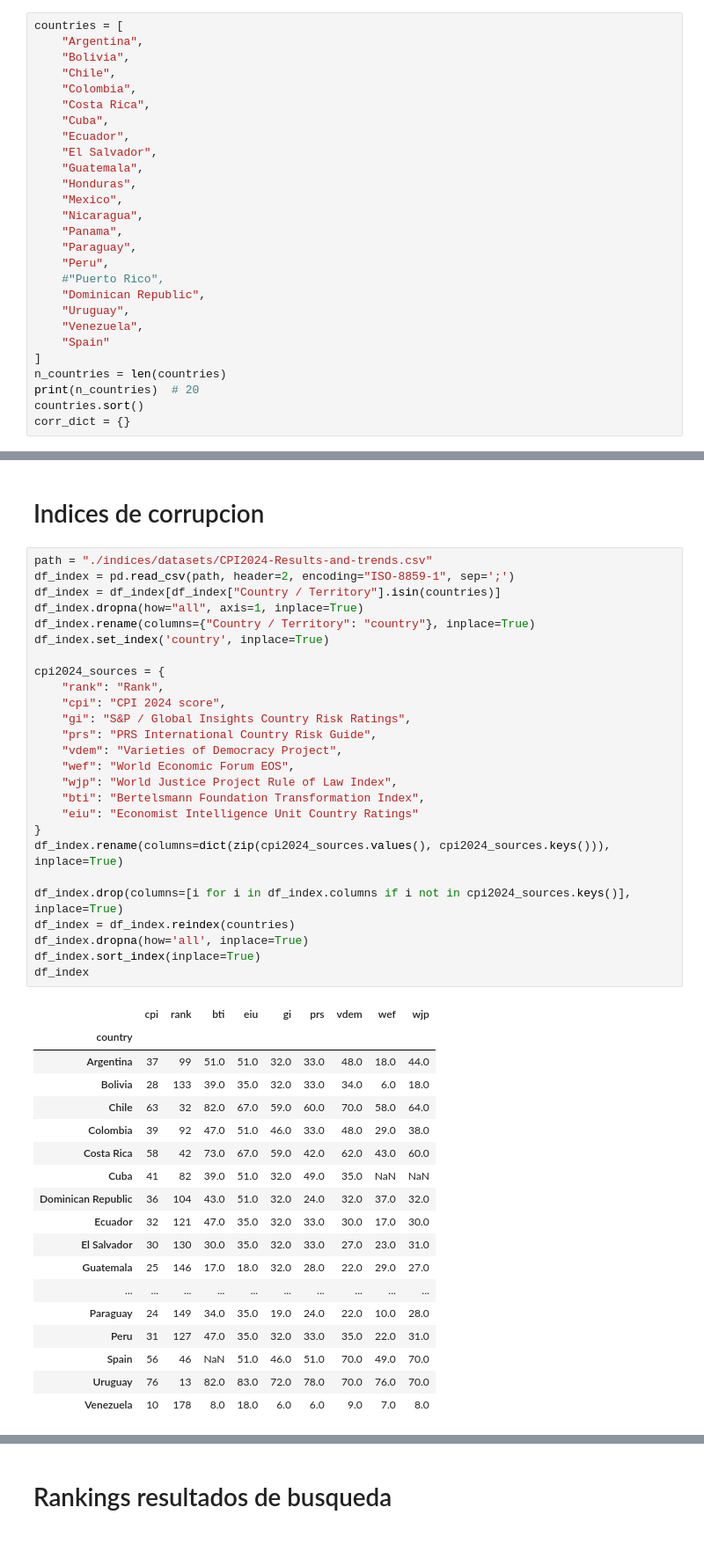
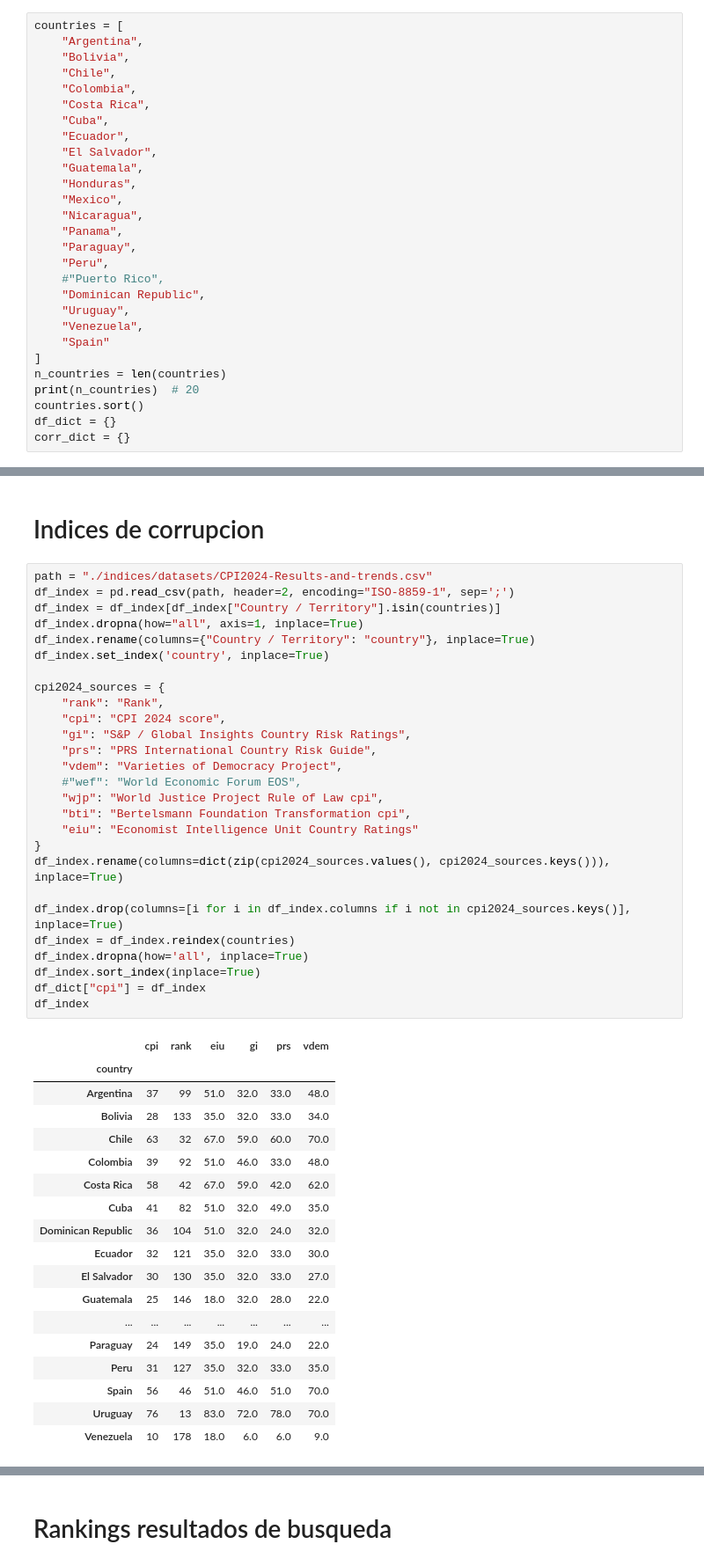
Before and after one commit to PastaFosil/ComputerScienceMaster, a Jupyter notebook: proyecto_tecnologico/full_analysis.ipynb, the cells around one changed output, grey strips where cells are left out. Shown at 88% size. Drawn from its saved outputs; the diff is of its cells as text.

```diff
--- a/proyecto_tecnologico/full_analysis.ipynb
+++ b/proyecto_tecnologico/full_analysis.ipynb
@@ -32,6 +32,7 @@ countries = [
 n_countries = len(countries)
 print(n_countries)  # 20
 countries.sort()
+df_dict = {}
 corr_dict = {}
 # %% [output]
 19
@@ -40,45 +41,46 @@ corr_dict = {}
 # %%
 path = "./indices/datasets/CPI2024-Results-and-trends.csv"
 df_index = pd.read_csv(path, header=2, encoding="ISO-8859-1", sep=';')
 df_index = df_index[df_index["Country / Territory"].isin(countries)]
 df_index.dropna(how="all", axis=1, inplace=True)
 df_index.rename(columns={"Country / Territory": "country"}, inplace=True)
 df_index.set_index('country', inplace=True)
 
 cpi2024_sources = {
     "rank": "Rank",
     "cpi": "CPI 2024 score",
     "gi": "S&P / Global Insights Country Risk Ratings",
     "prs": "PRS International Country Risk Guide",
     "vdem": "Varieties of Democracy Project",
-    "wef": "World Economic Forum EOS",
-    "wjp": "World Justice Project Rule of Law Index",
-    "bti": "Bertelsmann Foundation Transformation Index",
+    #"wef": "World Economic Forum EOS",
+    "wjp": "World Justice Project Rule of Law cpi",
+    "bti": "Bertelsmann Foundation Transformation cpi",
     "eiu": "Economist Intelligence Unit Country Ratings"
 }
 df_index.rename(columns=dict(zip(cpi2024_sources.values(), cpi2024_sources.keys())), inplace=True)
 
 df_index.drop(columns=[i for i in df_index.columns if i not in cpi2024_sources.keys()], inplace=True)
 df_index = df_index.reindex(countries)
 df_index.dropna(how='all', inplace=True)
 df_index.sort_index(inplace=True)
+df_dict["cpi"] = df_index
 df_index
 # %% [output]
-|  | cpi | rank | bti | eiu | gi | prs | vdem | wef | wjp |
-| country |  |  |  |  |  |  |  |  |  |
-| Argentina | 37 | 99 | 51.0 | 51.0 | 32.0 | 33.0 | 48.0 | 18.0 | 44.0 |
-| Bolivia | 28 | 133 | 39.0 | 35.0 | 32.0 | 33.0 | 34.0 | 6.0 | 18.0 |
-| Chile | 63 | 32 | 82.0 | 67.0 | 59.0 | 60.0 | 70.0 | 58.0 | 64.0 |
-| Colombia | 39 | 92 | 47.0 | 51.0 | 46.0 | 33.0 | 48.0 | 29.0 | 38.0 |
-| Costa Rica | 58 | 42 | 73.0 | 67.0 | 59.0 | 42.0 | 62.0 | 43.0 | 60.0 |
-| Cuba | 41 | 82 | 39.0 | 51.0 | 32.0 | 49.0 | 35.0 | NaN | NaN |
-| Dominican Republic | 36 | 104 | 43.0 | 51.0 | 32.0 | 24.0 | 32.0 | 37.0 | 32.0 |
-| Ecuador | 32 | 121 | 47.0 | 35.0 | 32.0 | 33.0 | 30.0 | 17.0 | 30.0 |
-| El Salvador | 30 | 130 | 30.0 | 35.0 | 32.0 | 33.0 | 27.0 | 23.0 | 31.0 |
-| Guatemala | 25 | 146 | 17.0 | 18.0 | 32.0 | 28.0 | 22.0 | 29.0 | 27.0 |
-| ... | ... | ... | ... | ... | ... | ... | ... | ... | ... |
-| Paraguay | 24 | 149 | 34.0 | 35.0 | 19.0 | 24.0 | 22.0 | 10.0 | 28.0 |
-| Peru | 31 | 127 | 47.0 | 35.0 | 32.0 | 33.0 | 35.0 | 22.0 | 31.0 |
-| Spain | 56 | 46 | NaN | 51.0 | 46.0 | 51.0 | 70.0 | 49.0 | 70.0 |
-| Uruguay | 76 | 13 | 82.0 | 83.0 | 72.0 | 78.0 | 70.0 | 76.0 | 70.0 |
-| Venezuela | 10 | 178 | 8.0 | 18.0 | 6.0 | 6.0 | 9.0 | 7.0 | 8.0 |
+|  | cpi | rank | eiu | gi | prs | vdem |
+| country |  |  |  |  |  |  |
+| Argentina | 37 | 99 | 51.0 | 32.0 | 33.0 | 48.0 |
+| Bolivia | 28 | 133 | 35.0 | 32.0 | 33.0 | 34.0 |
+| Chile | 63 | 32 | 67.0 | 59.0 | 60.0 | 70.0 |
+| Colombia | 39 | 92 | 51.0 | 46.0 | 33.0 | 48.0 |
+| Costa Rica | 58 | 42 | 67.0 | 59.0 | 42.0 | 62.0 |
+| Cuba | 41 | 82 | 51.0 | 32.0 | 49.0 | 35.0 |
+| Dominican Republic | 36 | 104 | 51.0 | 32.0 | 24.0 | 32.0 |
+| Ecuador | 32 | 121 | 35.0 | 32.0 | 33.0 | 30.0 |
+| El Salvador | 30 | 130 | 35.0 | 32.0 | 33.0 | 27.0 |
+| Guatemala | 25 | 146 | 18.0 | 32.0 | 28.0 | 22.0 |
+| ... | ... | ... | ... | ... | ... | ... |
+| Paraguay | 24 | 149 | 35.0 | 19.0 | 24.0 | 22.0 |
+| Peru | 31 | 127 | 35.0 | 32.0 | 33.0 | 35.0 |
+| Spain | 56 | 46 | 51.0 | 46.0 | 51.0 | 70.0 |
+| Uruguay | 76 | 13 | 83.0 | 72.0 | 78.0 | 70.0 |
+| Venezuela | 10 | 178 | 18.0 | 6.0 | 6.0 | 9.0 |
```
Also changed, not shown: parts of 29 cells of this notebook, 19 other files.
